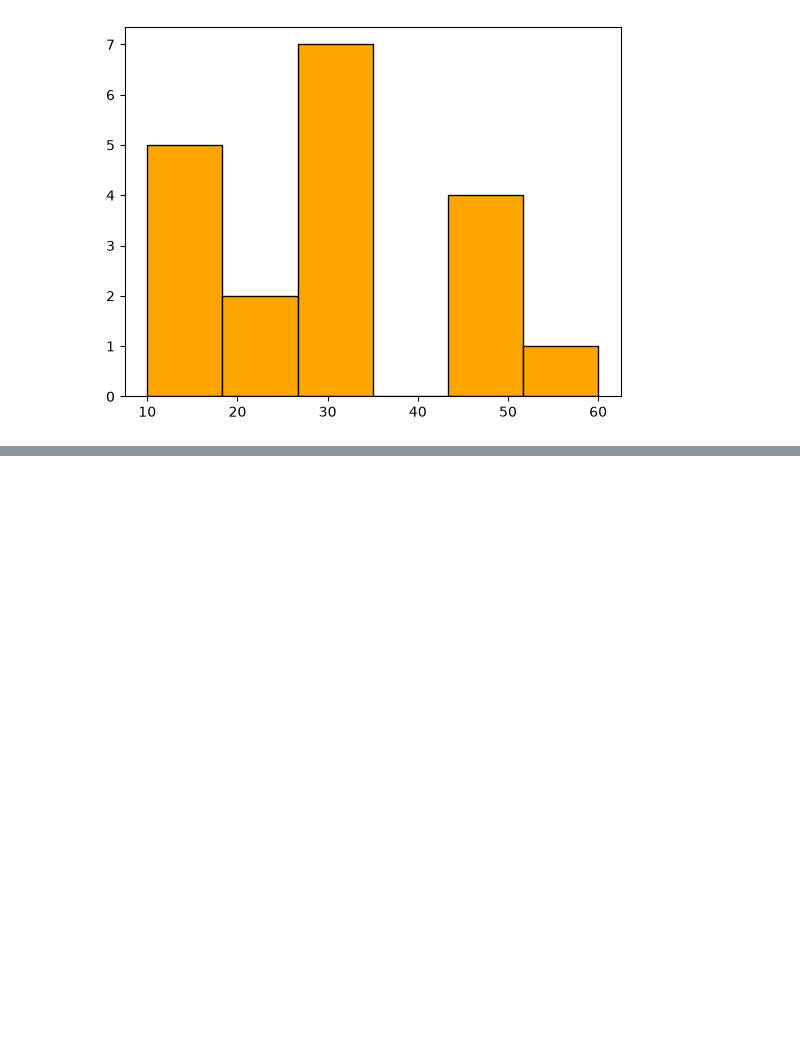
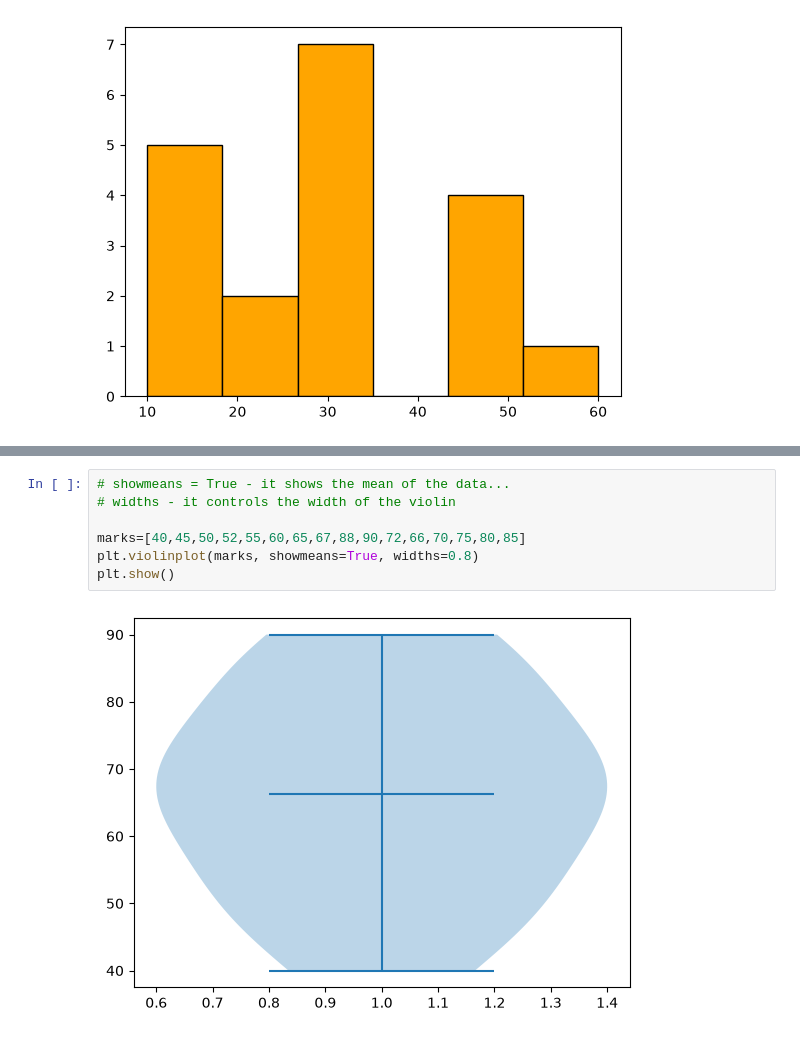
Before and after one commit to AmitKumarPrasad1846/Complete_AI_ML_challenge, a Jupyter notebook: 04_visualisation/visualisation_day_3.ipynb, the cells around one changed output, grey strips where cells are left out. Saved outputs shown, nothing was run; the diff lists cells and outputs as text; blank space fills up the shorter version.

```diff
--- a/04_visualisation/visualisation_day_3.ipynb
+++ b/04_visualisation/visualisation_day_3.ipynb
@@ -74,0 +100,9 @@ plt.show()
+# %%
+# showmeans = True - it shows the mean of the data...
+# widths - it controls the width of the violin
+
+marks=[40,45,50,52,55,60,65,67,88,90,72,66,70,75,80,85]
+plt.violinplot(marks, showmeans=True, widths=0.8)
+plt.show()
+# %% [output]
+[figure, added]
```
Also changed, not shown: parts of 3 cells of this notebook.
